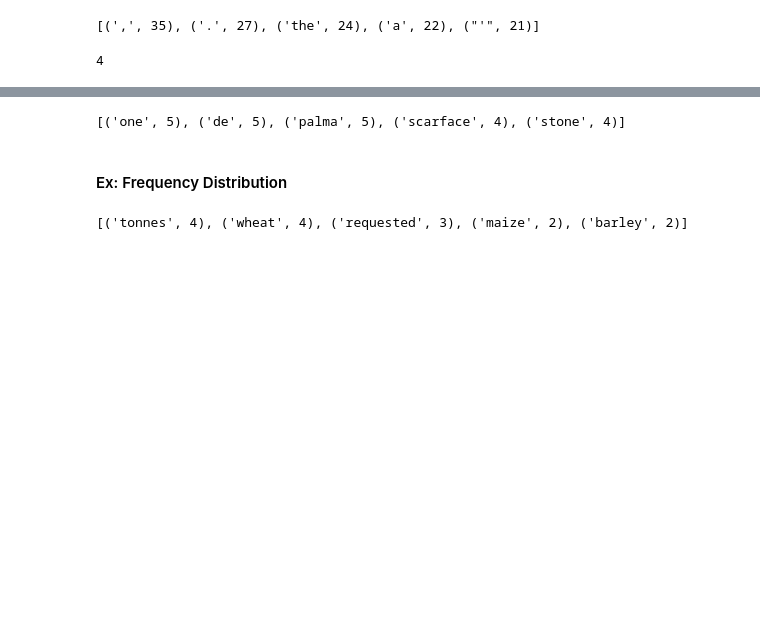
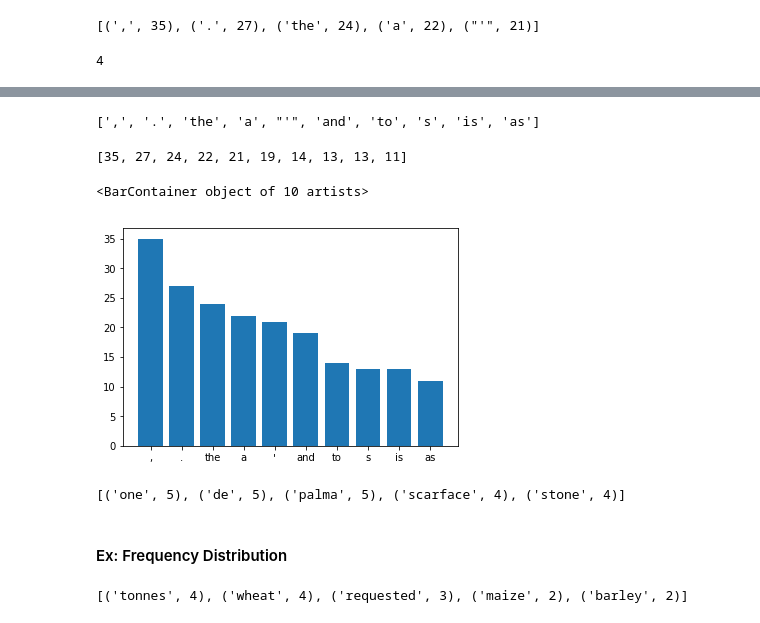
Before and after one commit to anqitu/NLTKTraining, a Jupyter notebook: exercises/NLTK.ipynb, the cells around one changed output, grey strips where cells are left out. Drawn from its saved outputs; the diff is of its cells as text; code cells hidden in the pictures; blank space fills up the shorter version.

```diff
--- a/exercises/NLTK.ipynb
+++ b/exercises/NLTK.ipynb
@@ -530,0 +592,3 @@ distr["stone"]
+# %%
+word_counts = distr.most_common(10)
+word_counts
@@ -531 +606,17 @@ distr["stone"]
+# %%
+tokens = [i[0] for i in word_counts]
+counts = [i[1] for i in word_counts]
+# %%
+tokens
+# %% [output]
+[',', '.', 'the', 'a', "'", 'and', 'to', 's', 'is', 'as']
+# %%
+counts
+# %% [output]
+[35, 27, 24, 22, 21, 19, 14, 13, 13, 11]
+# %%
+plt.bar(tokens, counts)
+# %% [output]
+<BarContainer object of 10 artists>
+[figure, added]
 # %%
```
Also changed, not shown: parts of 156 cells of this notebook, 4 other files.
